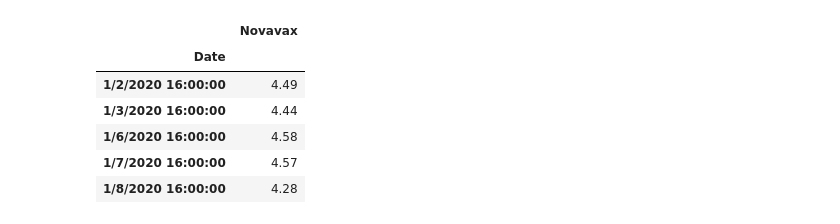
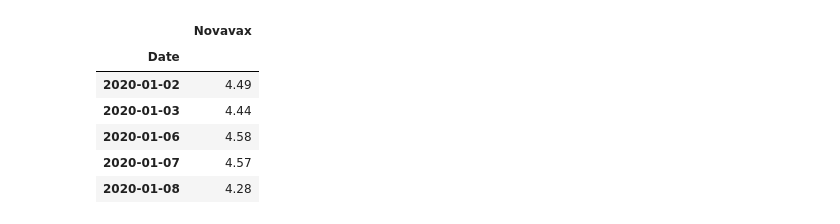
Before and after one commit to sabrinacodes/covid19casedata, a Jupyter notebook: Vaccines.ipynb, the cells around one changed output. Drawn from its saved outputs; the diff is of its cells as text; code cells hidden in the pictures.

```diff
--- a/Vaccines.ipynb
+++ b/Vaccines.ipynb
@@ -54,17 +66,21 @@ nvax_csv = Path("/Users/sabrinareed/Desktop/JupyterWorkspace/covid19casedata/nva
-# %%
-#Display Novavax stock data
-#Setting Date to Index / Need to find out how to drop timestamp
-nvax_data = pd.read_csv(nvax_csv, header = 1, index_col="Date")
-#Rename columns
-nvax_data = nvax_data.rename(columns={"Close": "Novavax"})
-nvax_data.head()
-# %% [output]
-|  | Novavax |
-| Date |  |
-| 1/2/2020 16:00:00 | 4.49 |
-| 1/3/2020 16:00:00 | 4.44 |
-| 1/6/2020 16:00:00 | 4.58 |
-| 1/7/2020 16:00:00 | 4.57 |
-| 1/8/2020 16:00:00 | 4.28 |
+# %%
+#removing first header
+nvax_data = pd.read_csv(nvax_csv, header = 1)
+#removing timestamp from date column
+nvax_data['Date'] = nvax_data['Date'].str.split(' ',expand=True)[0]
+#Rename columns and set date as index
+nvax_data = nvax_data.rename(columns={"Close": "Novavax"}).set_index(pd.DatetimeIndex(nvax_data['Date']))
+#remove duplicate date column
+nvax_data.drop('Date', axis=1, inplace=True)
+#Display recults
+nvax_data.head()
+# %% [output]
+|  | Novavax |
+| Date |  |
+| 2020-01-02 | 4.49 |
+| 2020-01-03 | 4.44 |
+| 2020-01-06 | 4.58 |
+| 2020-01-07 | 4.57 |
+| 2020-01-08 | 4.28 |
 # %%
 #Plotting Novavax
```
Also changed, not shown: parts of 19 cells of this notebook, 6 other files.
